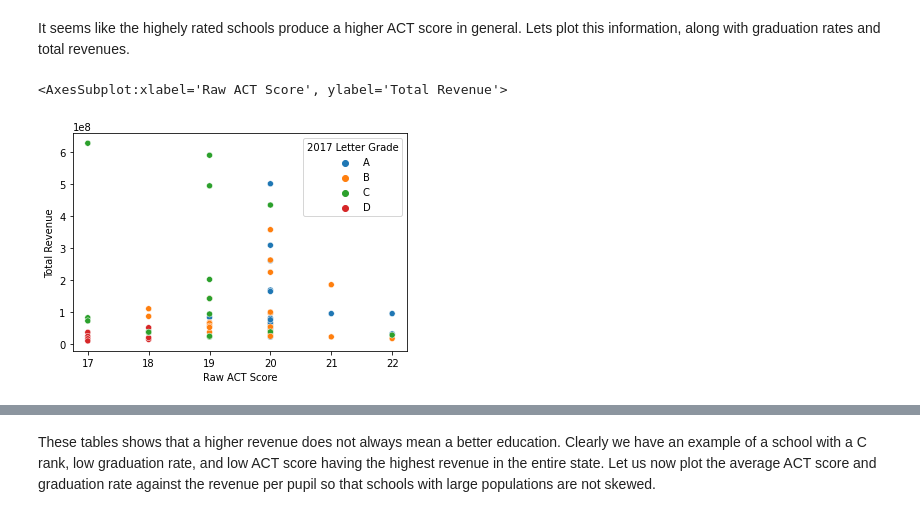
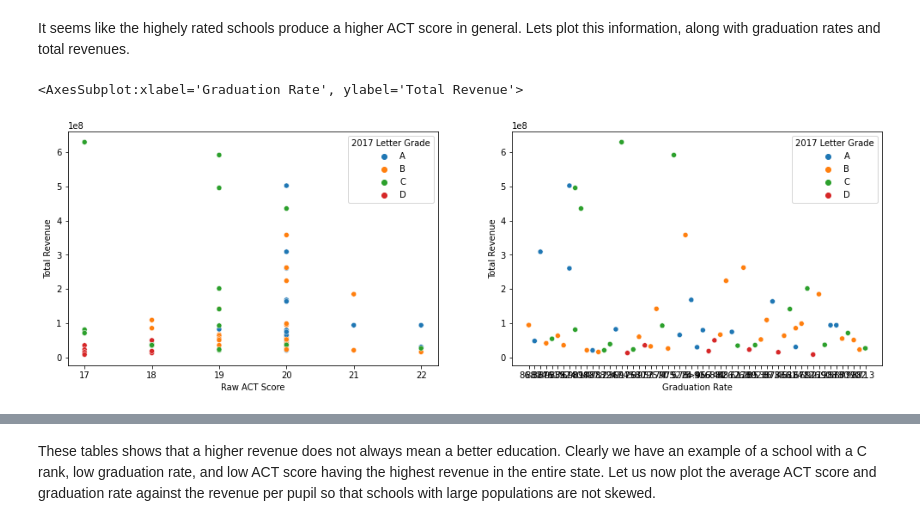
Before and after one commit to NickOuellet/NickOuellet.github.io, a Jupyter notebook: Final_Tutorial.ipynb, the cells around one changed output, grey strips where cells are left out. Drawn from its saved outputs; the diff is of its cells as text; code cells hidden in the pictures.

```diff
--- a/Final_Tutorial.ipynb
+++ b/Final_Tutorial.ipynb
@@ -316,7 +299,10 @@ act_table
 # %% [markdown]
 It seems like the highely rated schools produce a higher ACT score in general. Lets plot this information, along with graduation rates and total revenues.
 # %%
-sns.scatterplot(y=la_df["Total Revenue"], x = la_df["Raw ACT Score"], data=la_df, hue=la_df["2017 Letter Grade"],hue_order=["A","B","C","D"])
+total_rev_fig, total_rev_ax = plt.subplots(1,2,figsize = (17,5))
+
+sns.scatterplot(y=la_df["Total Revenue"], x = la_df["Raw ACT Score"], data=la_df, hue=la_df["2017 Letter Grade"],hue_order=["A","B","C","D"],ax=total_rev_ax[0])
+sns.scatterplot(y=la_df["Total Revenue"], x = la_df["Graduation Rate"], data=la_df, hue=la_df["2017 Letter Grade"],hue_order=["A","B","C","D"],ax = total_rev_ax[1])
 # %% [output]
-<AxesSubplot:xlabel='Raw ACT Score', ylabel='Total Revenue'>
+<AxesSubplot:xlabel='Graduation Rate', ylabel='Total Revenue'>
-[figure, old version]
+[figure, new version]
```
Also changed, not shown: parts of 37 cells of this notebook, 15 other files.
